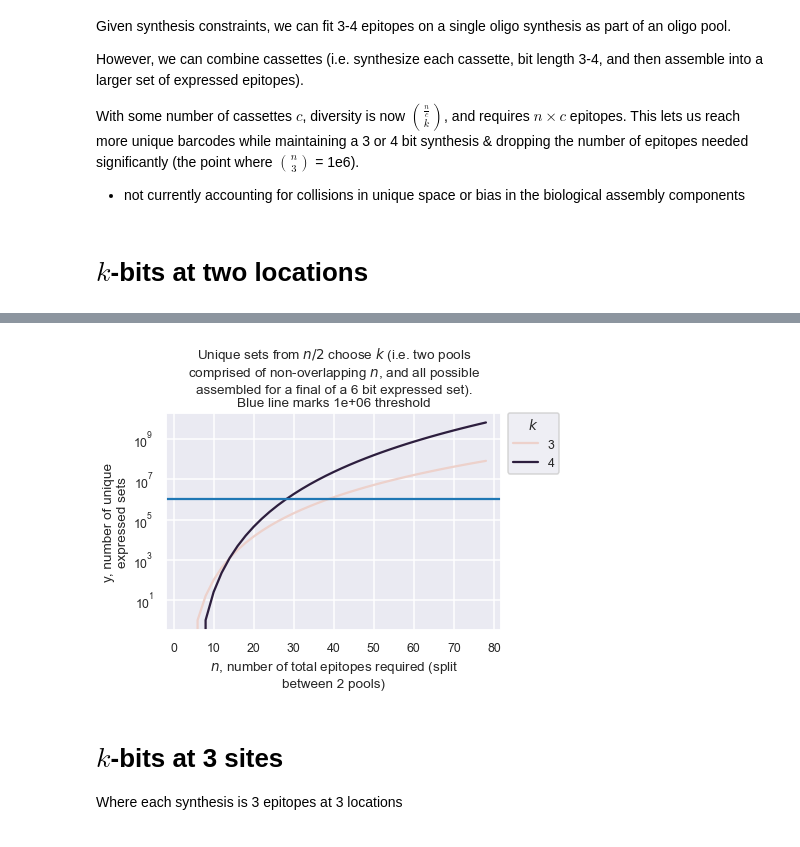
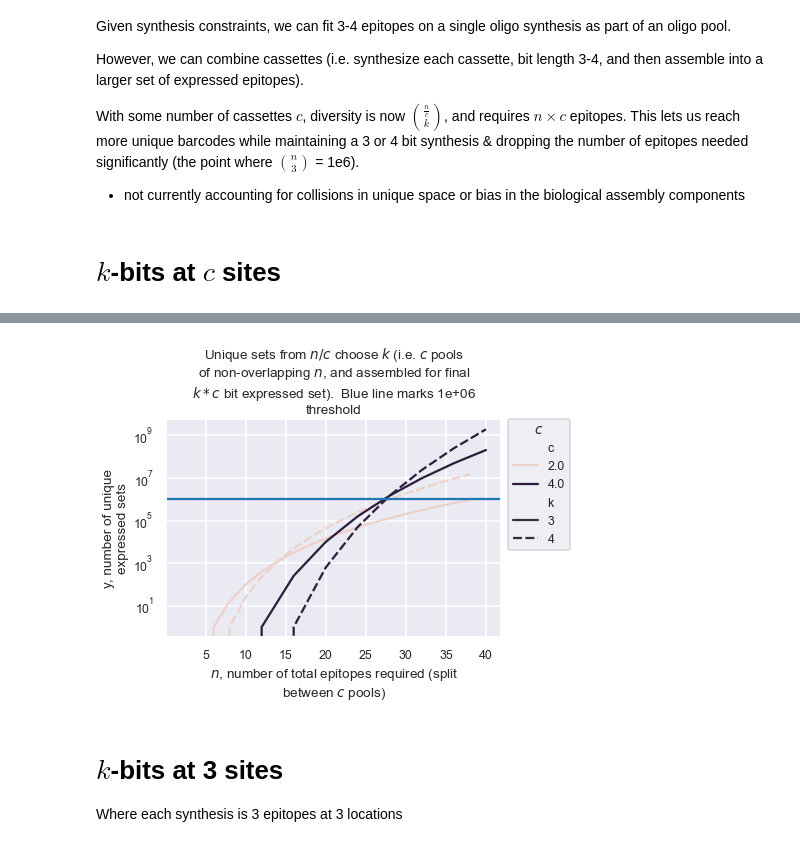
Before and after one commit to e11bio/combinatorics_dash, a Jupyter notebook: combinatorics.ipynb, the cells around one changed output, grey strips where cells are left out. Cells and saved outputs as stored; diff of their text form; code cells hidden in the pictures.

```diff
--- a/combinatorics.ipynb
+++ b/combinatorics.ipynb
@@ -273,12 +276,4 @@ This lets us reach more unique barcodes while maintaining a 3 or 4 bit synthesis
 
 * not currently accounting for collisions in unique space or bias in the biological assembly components
 # %% [markdown]
-# $k$-bits at two locations
+# $k$-bits at $c$ sites
-# %%
-## math for cassette combinatorics
-num_cassettes = 2
-df = make_combinatorics(n=range(1,40,1), k = range(3,9,1))
-df['total_diversity'] = df['num_unique']**num_cassettes
-df['total_epitopes_needed'] = df['n']*num_cassettes
-df['assembly_solved'] = df['total_diversity'].apply(lambda x : x>threshold)
-df['solved'] = df['num_unique'].apply(lambda x : x>threshold)
@@ -285,25 +285,52 @@ df['solved'] = df['num_unique'].apply(lambda x : x>threshold)
+# %%
+def cassette_comb(df, c = range(1,5,1)):
+    '''iteratively apply cassette math for differing values of c'''
+    cs = c
+    dfs = []
+    for c in cs:
+        _df = df.copy()
+        _df[['total_diversity',
+           'total_epitopes_needed',
+           'c']] = df.apply(lambda x: cassette_math(x['num_unique'],
+                                                    x['n'],
+                                                    c), axis=1)
+        dfs.append(_df)
+    new_df = pd.concat(dfs)
+    return new_df.reset_index()
+# %%
+df = make_combinatorics(n=range(1,20,1), k = range(3,9,1)) #make combinatorics df
+df = cassette_comb(df) #this is a little weird actually but workable
 # %%
 ## plotting at a selection of k
-_df = df[df['k'].isin([3,4])]
+_df = df[df['c'].isin([2,4])]
+_df = _df[_df['k'].isin([3,4])]
 
-hue_var = "k"
+_df = _df[_df['total_epitopes_needed'] <= 40]
+
+## plotting for real
+
+hue_var = "c"
 ax = sns.lineplot(data = _df,
                   y = 'total_diversity',
                   x = 'total_epitopes_needed',
-                  hue = hue_var)
+                  style = "k",
+                  hue = 'c')
 
-title = f"Unique sets from $n/{num_cassettes}$ choose $k$ (i.e. two pools comprised of non-overlapping $n$, and all possible assembled for a final of a 6 bit expressed set)."
-x = f"$n$, number of total epitopes required (split between {num_cassettes} pools)"
+title = f"Unique sets from $n/c$ choose $k$ (i.e. $c$ pools of non-overlapping $n$, and assembled for final $k*c$ bit expressed set)."
+x = f"$n$, number of total epitopes required (split between $c$ pools)"
 y = "y, number of unique expressed sets"
+
+# ax.set_ylim(0, 10e9)
 
 ax = plot_params(ax, title,
                  x, y, f"${hue_var}$",
                  threshold,
                  y_len = 20)
+
 hide_toggle()
 # %% [output]
 [interactive output not drawn]
-[figure, old version]
+[figure, new version]
 # %% [markdown]
 # $k$-bits at 3 sites
 Where each synthesis is 3 epitopes at 3 locations
```
Also changed, not shown: parts of 14 cells of this notebook.
